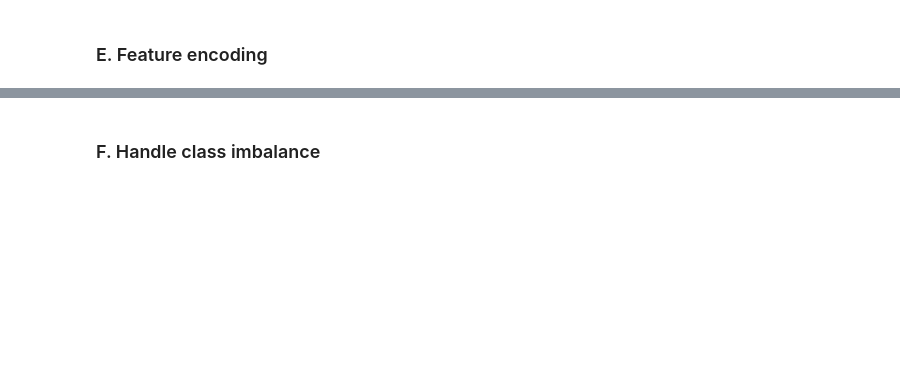
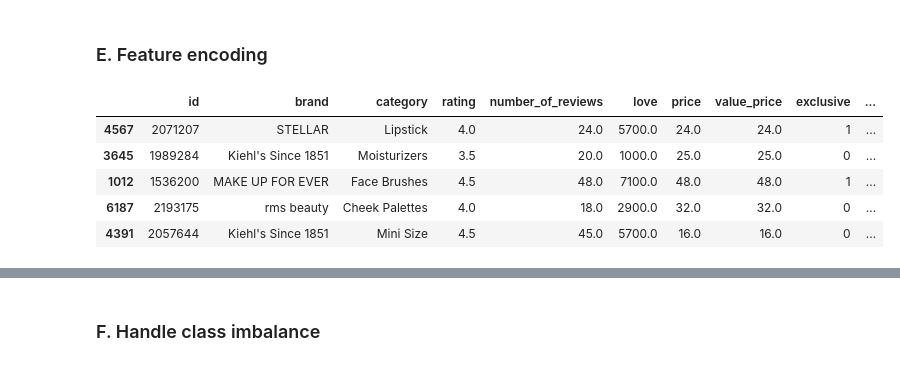
Before and after one commit to agirahmawandi/hw_ml_prep, a Jupyter notebook: Homework_ML_Preparation.ipynb, the cells around one changed output, grey strips where cells are left out. Drawn from its saved outputs; the diff is of its cells as text; code cells hidden in the pictures; blank space fills up the shorter version.

```diff
--- a/Homework_ML_Preparation.ipynb
+++ b/Homework_ML_Preparation.ipynb
@@ -257,0 +340,9 @@ np.int64(0)
+# %%
+df.sample(5)
+# %% [output]
+|  | id | brand | category | rating | number_of_reviews | love | price | value_price | exclusive | ... |
+| 4567 | 2071207 | STELLAR | Lipstick | 4.0 | 24.0 | 5700.0 | 24.0 | 24.0 | 1 | ... |
+| 3645 | 1989284 | Kiehl's Since 1851 | Moisturizers | 3.5 | 20.0 | 1000.0 | 25.0 | 25.0 | 0 | ... |
+| 1012 | 1536200 | MAKE UP FOR EVER | Face Brushes | 4.5 | 48.0 | 7100.0 | 48.0 | 48.0 | 1 | ... |
+| 6187 | 2193175 | rms beauty | Cheek Palettes | 4.0 | 18.0 | 2900.0 | 32.0 | 32.0 | 0 | ... |
+| 4391 | 2057644 | Kiehl's Since 1851 | Mini Size | 4.5 | 45.0 | 5700.0 | 16.0 | 16.0 | 0 | ... |
```
Also changed, not shown: parts of 15 cells of this notebook.
